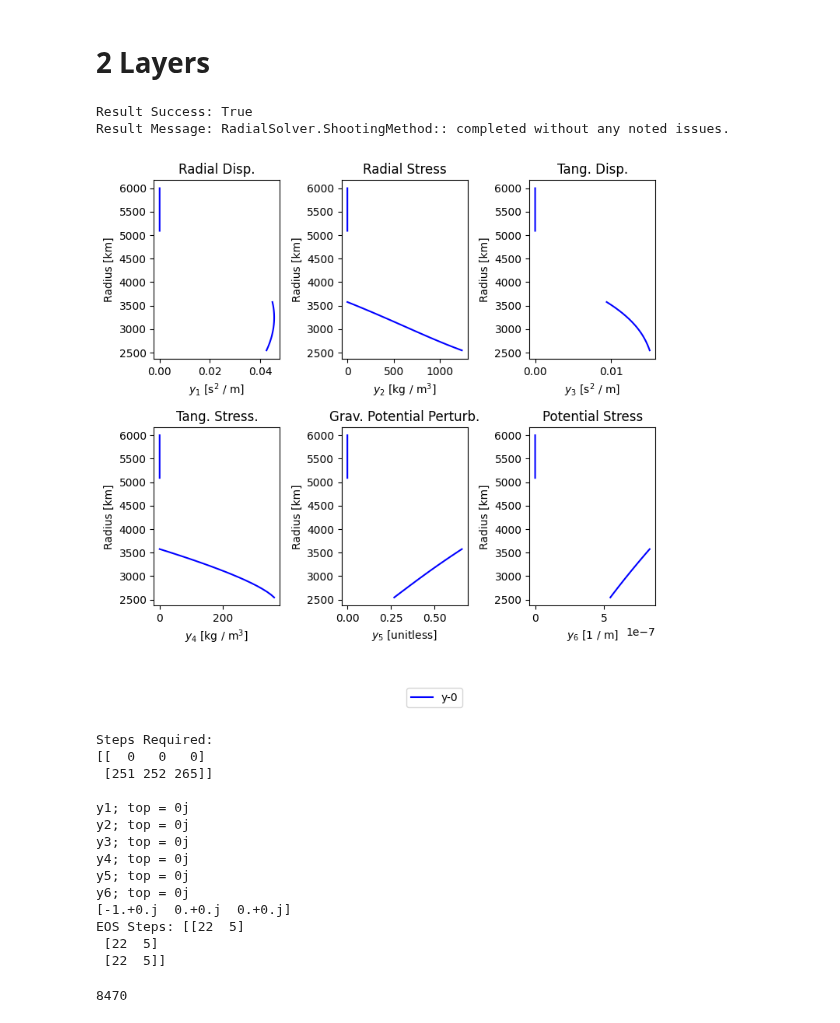
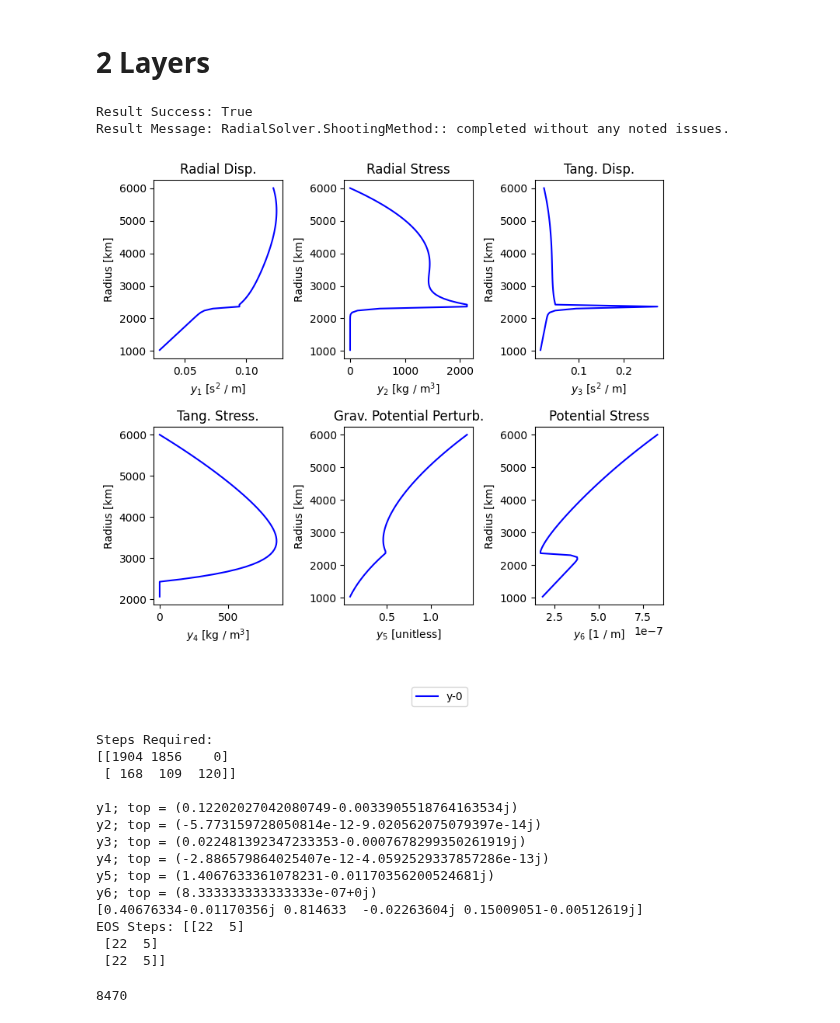
Before and after one commit to jrenaud90/TidalPy, a Jupyter notebook: Benchmarks & Performance/RadialSolver/RadialSolver Benchmarks.ipynb, the cells around one changed output. Drawn from its saved outputs; the diff is of its cells as text; code cells hidden in the pictures.

```diff
--- a/Benchmarks & Performance/RadialSolver/RadialSolver Benchmarks.ipynb
+++ b/Benchmarks & Performance/RadialSolver/RadialSolver Benchmarks.ipynb
@@ -147,7 +147,7 @@ def test_2layer():
     CMB_radius = 0.4 * radius_array[-1]
     upper_radius_by_layer = np.asarray((CMB_radius, radius_array[-1]))
 
-    frequency = np.pi * 2. / (86400. * 12.5)
+    frequency = np.pi * 2. / (86400. * 1.5)
 
     ic_index = radius_array <= CMB_radius
     mantle_index = radius_array > CMB_radius
@@ -187,7 +187,7 @@ def test_2layer():
         solve_for = None,
         core_condition = 0,
         use_kamata = use_kamata,
-        starting_radius = 2.0e6,
+        starting_radius = 1.0e6,
         start_radius_tolerance = 1.0e-5,
         integration_method = integration_method,
         integration_rtol = integration_rtol,
@@ -225,45 +225,45 @@ def test_2layer():
     print("Steps Required:")
     print(solution.steps_taken)
     print()
     print("y1; top =", ys[0, -1])
     print("y2; top =", ys[1, -1])
     print("y3; top =", ys[2, -1])
     print("y4; top =", ys[3, -1])
     print("y5; top =", ys[4, -1])
     print("y6; top =", ys[5, -1])
 
     print(solution.love)
     print('EOS Steps:', solution.eos_steps_taken)
 
 
 # New
 # 0.5.3
 # 3.84ms; 3.91ms
 # 3.06ms; 3.08ms
 
 # 0.5.4
 # New: 2.39ms; 2.42ms; 2.43ms
 # Old: 99.4ms; 97.7ms; 100ms
 # 0.6.0
 # New: 2.38ms; 2.41ms; 2.38ms
 # Old: 100ms; 97.8ms; 95.8ms
 
 test_2layer()
 # %% [output]
 Result Success: True
 Result Message: RadialSolver.ShootingMethod:: completed without any noted issues.
-[figure, old version]
+[figure, new version]
 Steps Required:
-[[  0   0   0]
- [251 252 265]]
+[[1904 1856    0]
+ [ 168  109  120]]
 
-y1; top = 0j
-y2; top = 0j
-y3; top = 0j
-y4; top = 0j
-y5; top = 0j
-y6; top = 0j
-[-1.+0.j  0.+0.j  0.+0.j]
+y1; top = (0.12202027042080749-0.0033905518764163534j)
+y2; top = (-5.773159728050814e-12-9.020562075079397e-14j)
+y3; top = (0.022481392347233353-0.0007678299350261919j)
+y4; top = (-2.886579864025407e-12-4.0592529337857286e-13j)
+y5; top = (1.4067633361078231-0.01170356200524681j)
+y6; top = (8.333333333333333e-07+0j)
+[0.40676334-0.01170356j 0.814633  -0.02263604j 0.15009051-0.00512619j]
 EOS Steps: [[22  5]
  [22  5]
  [22  5]]
```
Also changed, not shown: 7 other files.
